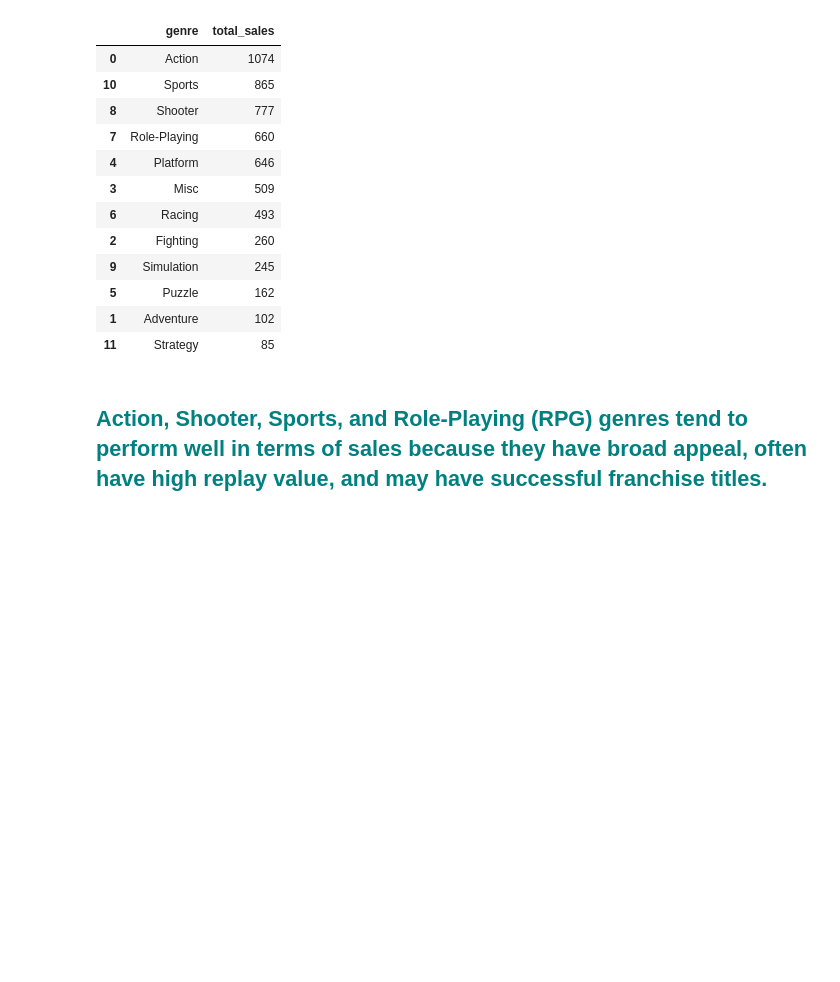
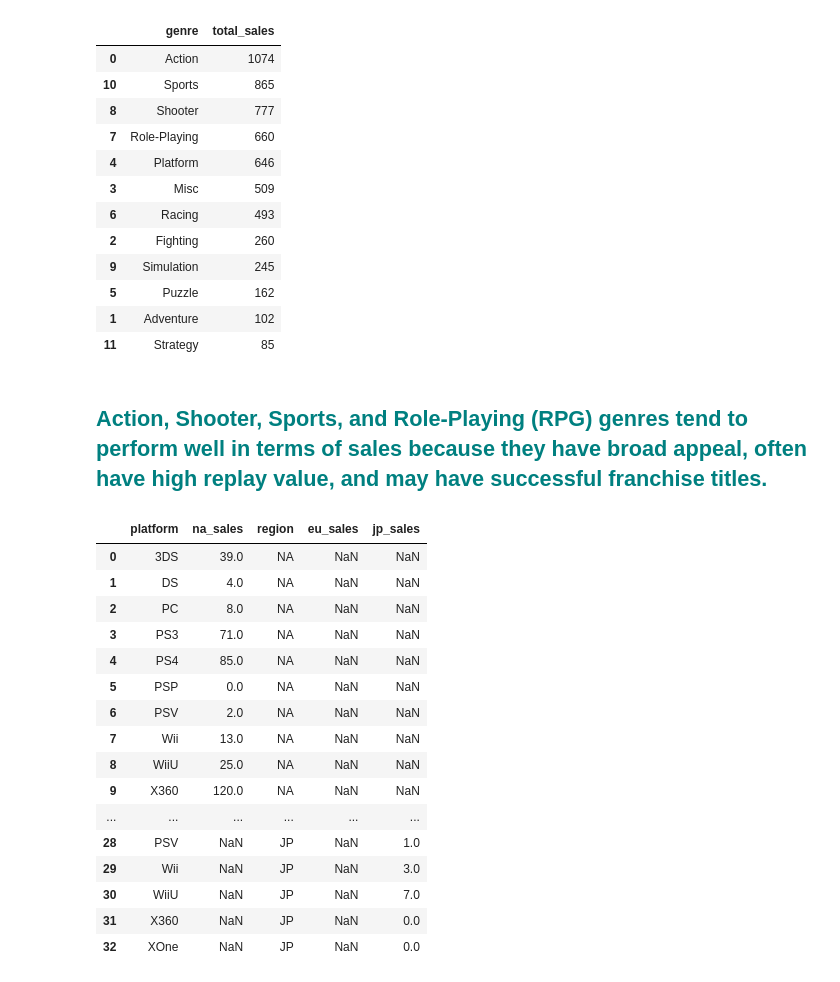
Before and after one commit to brandonbeckmusic/int-proj, a Jupyter notebook: project.ipynb, the cells around one changed output. Cells and saved outputs as stored; diff of their text form; code cells hidden in the pictures; blank space fills up the shorter version.

```diff
--- a/project.ipynb
+++ b/project.ipynb
@@ -707,3 +707,32 @@ fig_genre_sales.update_layout(xaxis_title="Genre", yaxis_title="Total Sales")
 fig_genre_sales.show()
 # %% [markdown]
 <h2 style="color: teal;">Action, Shooter, Sports, and Role-Playing (RPG) genres tend to perform well in terms of sales because they have broad appeal, often have high replay value, and may have successful franchise titles.</h2>
+# %%
+na_sales = filtered_data.groupby('platform')['na_sales'].sum().reset_index()
+eu_sales = filtered_data.groupby('platform')['eu_sales'].sum().reset_index()
+jp_sales = filtered_data.groupby('platform')['jp_sales'].sum().reset_index()
+
+na_sales['region'] = 'NA'
+eu_sales['region'] = 'EU'
+jp_sales['region'] = 'JP'
+
+regional_sales = pd.concat([na_sales, eu_sales, jp_sales], ignore_index=True)
+display(regional_sales)
+# %% [output]
+|  | platform | na_sales | region | eu_sales | jp_sales |
+| 0 | 3DS | 39.0 | NA | NaN | NaN |
+| 1 | DS | 4.0 | NA | NaN | NaN |
+| 2 | PC | 8.0 | NA | NaN | NaN |
+| 3 | PS3 | 71.0 | NA | NaN | NaN |
+| 4 | PS4 | 85.0 | NA | NaN | NaN |
+| 5 | PSP | 0.0 | NA | NaN | NaN |
+| 6 | PSV | 2.0 | NA | NaN | NaN |
+| 7 | Wii | 13.0 | NA | NaN | NaN |
+| 8 | WiiU | 25.0 | NA | NaN | NaN |
+| 9 | X360 | 120.0 | NA | NaN | NaN |
+| ... | ... | ... | ... | ... | ... |
+| 28 | PSV | NaN | JP | NaN | 1.0 |
+| 29 | Wii | NaN | JP | NaN | 3.0 |
+| 30 | WiiU | NaN | JP | NaN | 7.0 |
+| 31 | X360 | NaN | JP | NaN | 0.0 |
+| 32 | XOne | NaN | JP | NaN | 0.0 |
```
Also changed, not shown: parts of 2 cells of this notebook.
